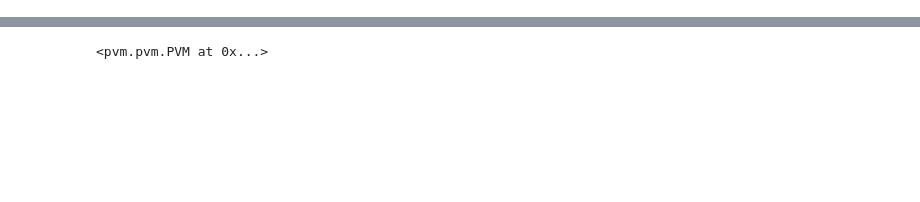
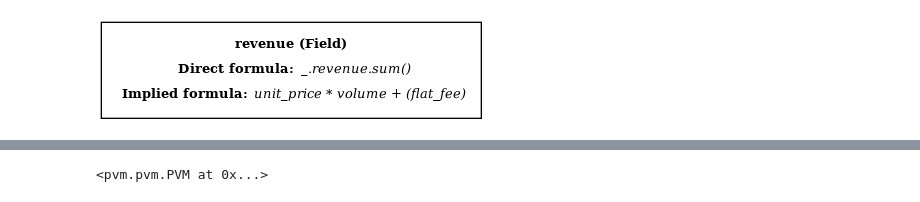
Before and after one commit to kamicollo/pvm, a Jupyter notebook: wip.ipynb, the cells around one changed output, grey strips where cells are left out. Saved outputs shown, nothing was run; the diff lists cells and outputs as text; code cells hidden in the pictures; blank space fills up the shorter version.

```diff
--- a/wip.ipynb
+++ b/wip.ipynb
@@ -80,3 +81,14 @@ cost = Field(
         ),
     ],
 )
+# %%
+r = revenue_graph.dot_representation()
+
+print(r)
+g = f"""
+digraph foo {{
+    node [margin=0.1 fontcolor=black fontsize=10 width=1 height=1 style=solid]
+    {r}
+}}
+"""
+print(g)
@@ -82,0 +113,10 @@ cost = Field(
+# %%
+A = pgv.AGraph(string=g)
+from IPython.display import Image
+
+A.layout()
+A.draw()
+A.draw("/tmp/graph.png")
+Image(filename="/tmp/graph.png")
+# %% [output]
+[figure, added]
```
Also changed, not shown: parts of 14 cells of this notebook, 4 other files.
